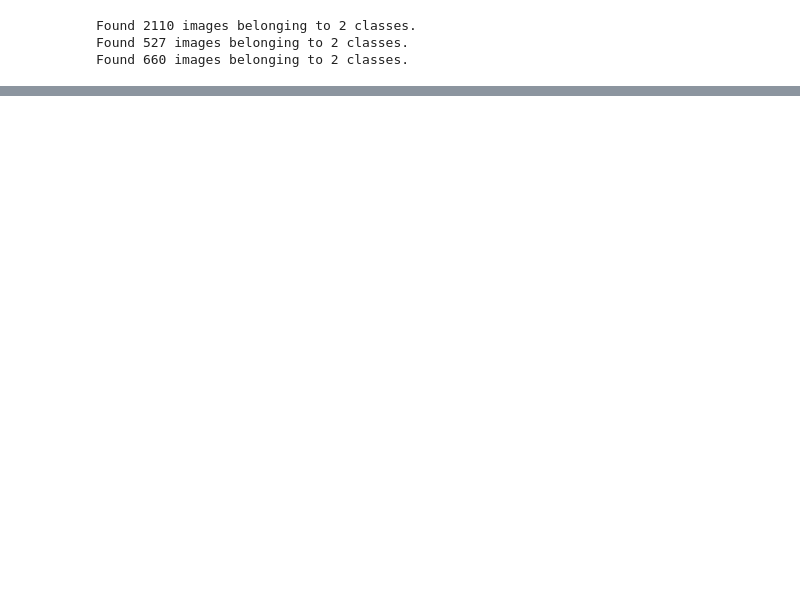
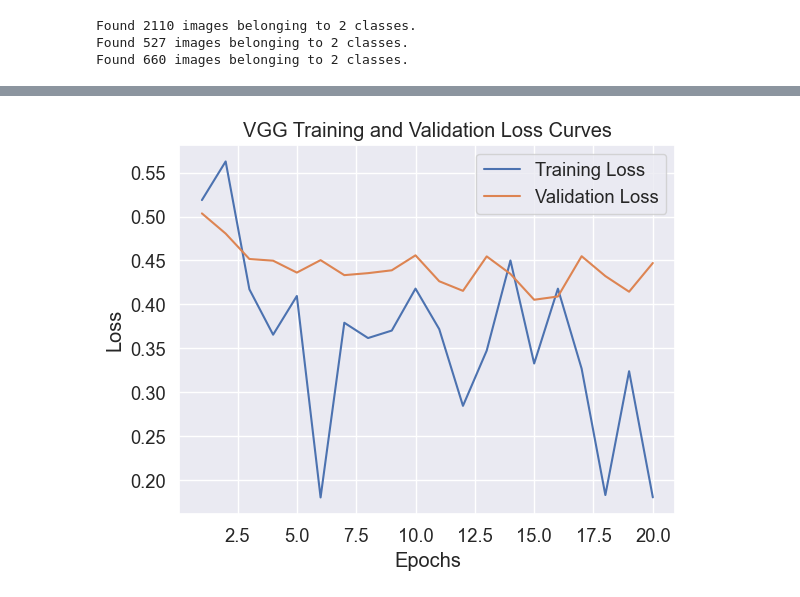
Before and after one commit to Aman-Amith-Shastry/skin_cancer_data, a Jupyter notebook: skin_cancer.ipynb, the cells around one changed output, grey strips where cells are left out. Drawn from its saved outputs; the diff is of its cells as text; code cells hidden in the pictures; blank space fills up the shorter version.

```diff
--- a/skin_cancer.ipynb
+++ b/skin_cancer.ipynb
@@ -163,0 +163,21 @@ Predicted Labels: [0, 0, 0, 0, 0, 0, 0, 0, 0, 0, 0, 0, 0, 0, 0, 0, 0, 0, 0, 0, 0
+# %%
+# Adding custom layers on top of VGG16
+x = vgg_base.output
+x = GlobalAveragePooling2D()(x)  # Reduce the spatial dimensions
+x = Dense(1024, activation='relu')(x)  # Add a fully connected layer
+predictions = Dense(1, activation='sigmoid')(x)  # Output layer for binary classification
+
+# Define the model
+vgg_model = Model(inputs=vgg_base.input, outputs=predictions)
+# %%
+# Compile the model
+vgg_model.compile(optimizer=Adam(), loss='binary_crossentropy', metrics=['accuracy'])
+# %%
+with tf.device("/GPU:0"):
+    hist = vgg_model.fit(
+    train_generator,
+    steps_per_epoch=train_generator.samples // train_generator.batch_size,
+    epochs = 20,
+    validation_data=validation_generator,
+    validation_steps=validation_generator.samples // validation_generator.batch_size
+)
@@ -163,0 +202,24 @@ Predicted Labels: [0, 0, 0, 0, 0, 0, 0, 0, 0, 0, 0, 0, 0, 0, 0, 0, 0, 0, 0, 0, 0
+# %%
+# Get the training and validation loss values from the history
+train_loss = hist.history['loss']
+val_loss = hist.history['val_loss']
+
+# Get the number of epochs
+num_epochs = len(train_loss)
+
+# Plot the training and validation loss curves
+plt.plot(range(1, num_epochs + 1), train_loss, label='Training Loss')
+plt.plot(range(1, num_epochs + 1), val_loss, label='Validation Loss')
+
+# Set the plot labels and title
+plt.xlabel('Epochs')
+plt.ylabel('Loss')
+plt.title('VGG Training and Validation Loss Curves')
+
+# Add a legend
+plt.legend()
+
+# Display the plot
+plt.show()
+# %% [output]
+[figure, added]
```
Also changed, not shown: parts of 46 cells of this notebook, 2 other files.
